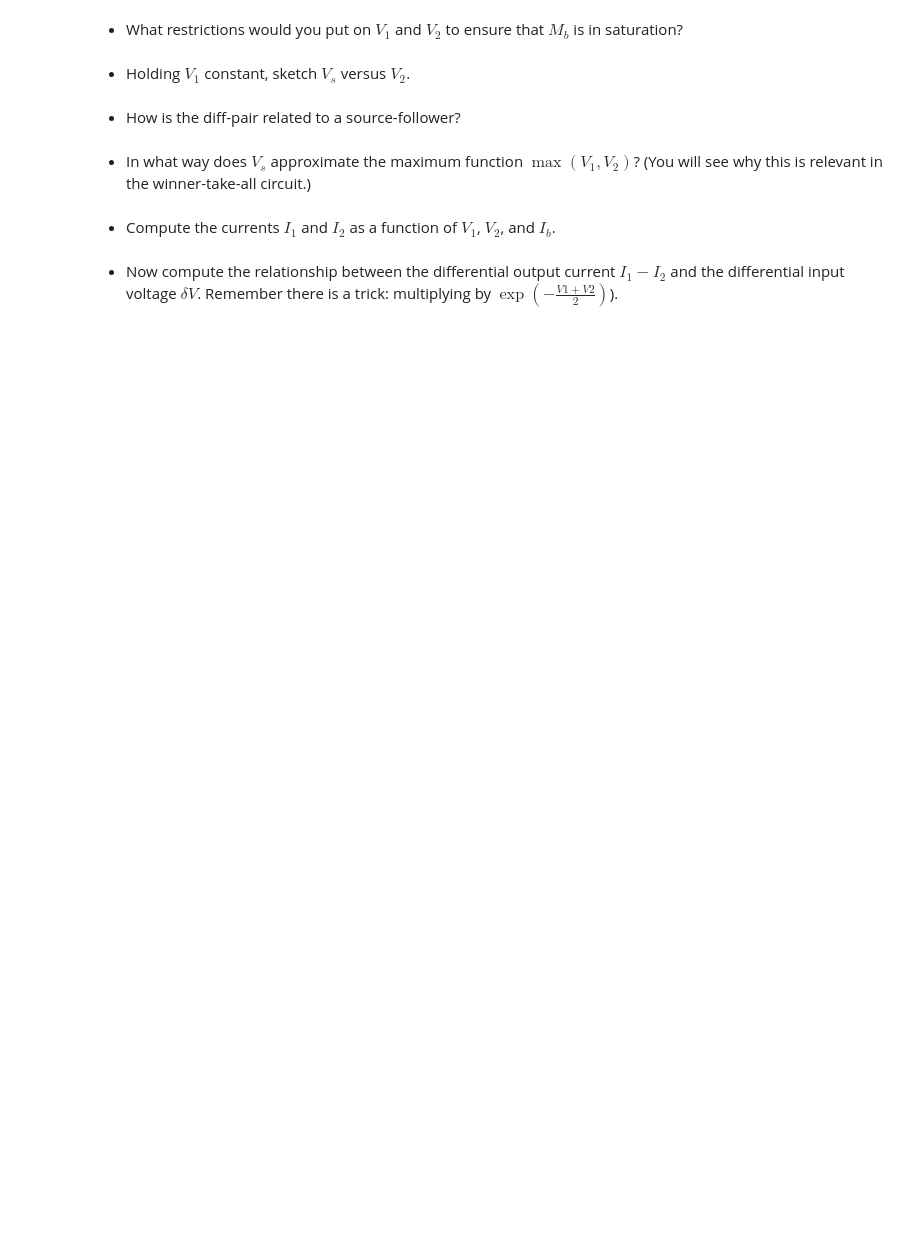
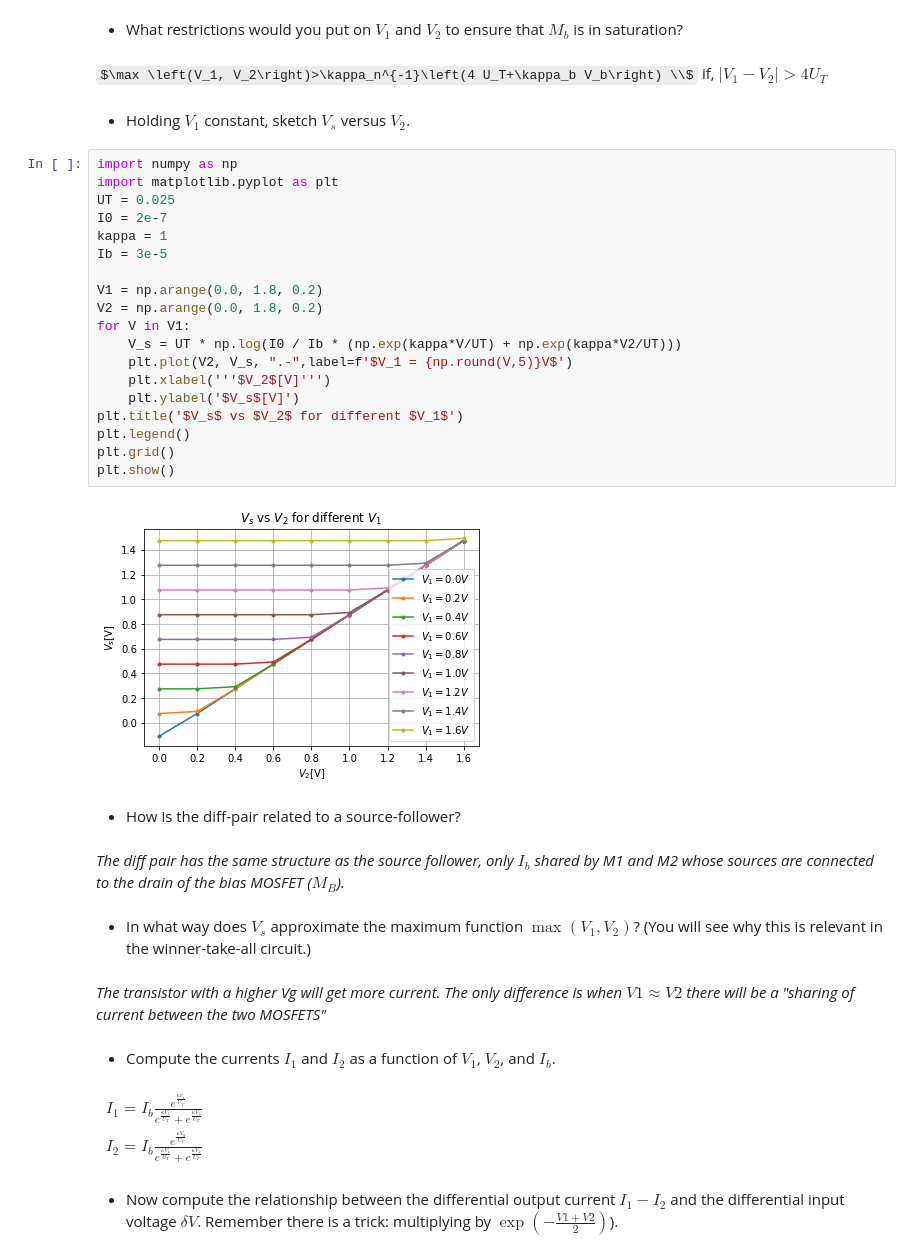
Before and after one commit to daggermaster3000/NE1, a Jupyter notebook: TP4/2021_Lab04_GroupNumber_FirstName_LastName.ipynb, the cells around one changed output. Saved outputs shown, nothing was run; the diff lists cells and outputs as text; some formulas as TeX source; blank space fills up the shorter version.

```diff
--- a/TP4/2021_Lab04_GroupNumber_FirstName_LastName.ipynb
+++ b/TP4/2021_Lab04_GroupNumber_FirstName_LastName.ipynb
@@ -42,12 +63,48 @@ All parts of this question refer to the differential pair shown in Fig. 4.1(a).
 # %% [markdown]
 * What restrictions would you put on $V_1$ and $V_2$ to ensure that $M_b$ is in saturation?
+# %% [markdown]
+$\max \left(V_1, V_2\right)>\kappa_n^{-1}\left(4 U_T+\kappa_b V_b\right) \\$
+if,
+$|V_{1}-V_{2}|>4U_{T}$
 # %% [markdown]
 * Holding $V_1$ constant, sketch $V_s$ versus $V_2$.
+# %%
+import numpy as np
+import matplotlib.pyplot as plt
+UT = 0.025
+I0 = 2e-7
+kappa = 1
+Ib = 3e-5
+
+V1 = np.arange(0.0, 1.8, 0.2)
+V2 = np.arange(0.0, 1.8, 0.2)
+for V in V1:
+    V_s = UT * np.log(I0 / Ib * (np.exp(kappa*V/UT) + np.exp(kappa*V2/UT)))
+    plt.plot(V2, V_s, ".-",label=f'$V_1 = {np.round(V,5)}V$')
+    plt.xlabel('''$V_2$[V]''')
+    plt.ylabel('$V_s$[V]')
+plt.title('$V_s$ vs $V_2$ for different $V_1$')
+plt.legend()
+plt.grid()
+plt.show()
+# %% [output]
+[figure, added]
 # %% [markdown]
 * How is the diff-pair related to a source-follower?
+# %% [markdown]
+_The diff pair has the same structure as the source follower, only $I_{b}$ shared by M1 and M2 whose sources are connected to the drain of the bias MOSFET ($M_{B}$)._
 # %% [markdown]
 * In what way does $V_s$ approximate the maximum function $\max\left(V_1,V_2\right)$? (You will see why this is relevant in the winner-take-all circuit.)
+# %% [markdown]
+_The transistor with a higher Vg will get more current. The only difference is when $V1 \approx V2$ there will be a "sharing of current between the two MOSFETS"_
 # %% [markdown]
 * Compute the currents $I_1$ and $I_2$ as a function of $V_1$, $V_2$, and $I_b$.
+# %% [markdown]
+$
+\begin{aligned}
+&I_1=I_b \frac{e^{\frac{\kappa v_1}{U_T}}}{e^{\frac{\kappa V_1}{U_T}}+e^{\frac{\kappa V_2}{U_T}}} \\
+&I_2=I_b \frac{e^{\frac{\kappa V_2}{U_T}}}{e^{\frac{\kappa V_1}{U_T}}+e^{\frac{\kappa V_2}{U_T}}}
+\end{aligned}
+$
 # %% [markdown]
 * Now compute the relationship between the differential output current $I_1 - I_2$ and the differential input voltage $\delta V$. Remember there is a trick: multiplying by $\exp\left(-\frac{V1+V2}{2}\right)$).
```
Also changed, not shown: parts of 5 cells of this notebook, 1 other file.
